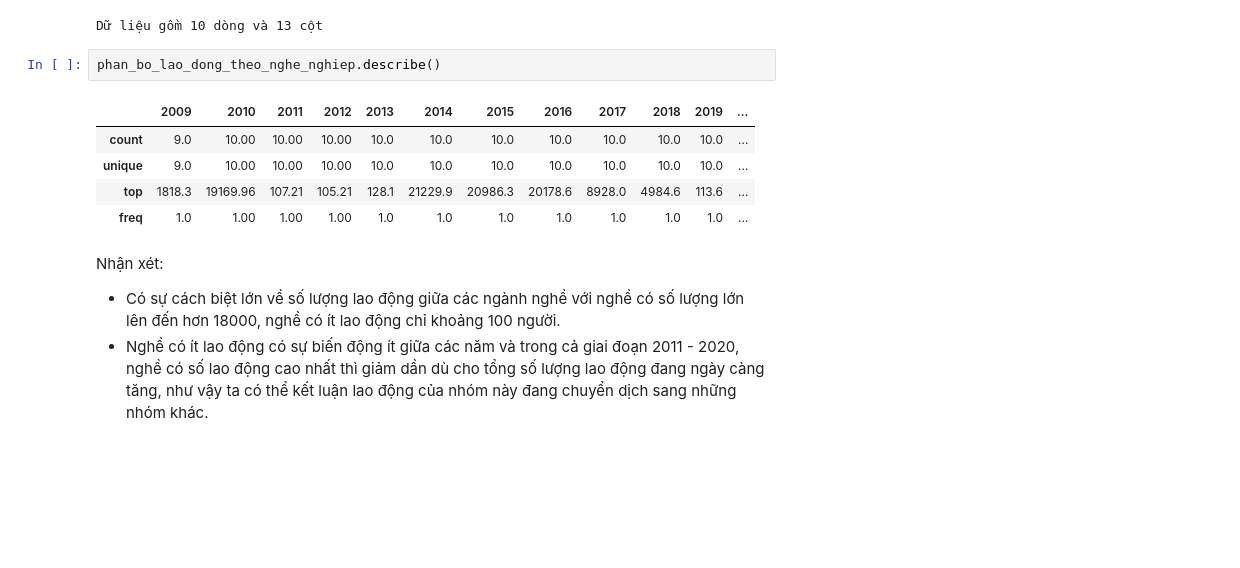
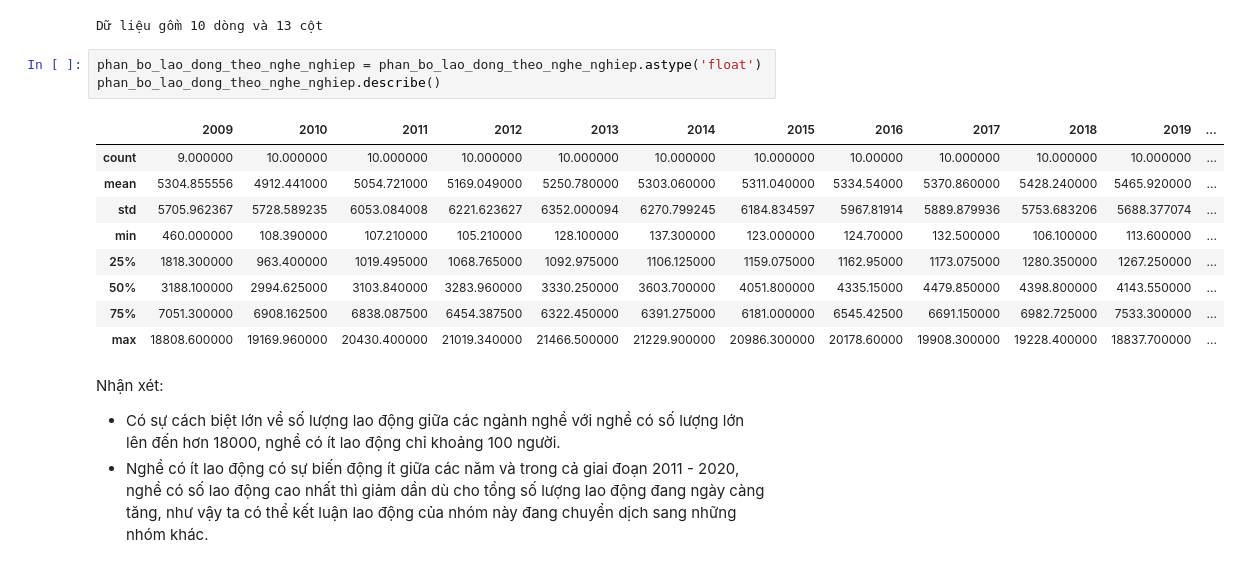
Before and after one commit to Tuyet3005/DoAnCK_P4DS, a Jupyter notebook: Duong.ipynb, the cells around one changed output. Saved outputs shown, nothing was run; the diff lists cells and outputs as text; blank space fills up the shorter version.

```diff
--- a/Duong.ipynb
+++ b/Duong.ipynb
@@ -160,13 +160,18 @@ print("Dữ liệu gồm", shape[0], "dòng và", shape[1], "cột")
 # %% [output]
 Dữ liệu gồm 10 dòng và 13 cột
 # %%
+phan_bo_lao_dong_theo_nghe_nghiep = phan_bo_lao_dong_theo_nghe_nghiep.astype('float')
 phan_bo_lao_dong_theo_nghe_nghiep.describe()
 # %% [output]
 |  | 2009 | 2010 | 2011 | 2012 | 2013 | 2014 | 2015 | 2016 | 2017 | 2018 | 2019 | ... |
-| count | 9.0 | 10.00 | 10.00 | 10.00 | 10.0 | 10.0 | 10.0 | 10.0 | 10.0 | 10.0 | 10.0 | ... |
-| unique | 9.0 | 10.00 | 10.00 | 10.00 | 10.0 | 10.0 | 10.0 | 10.0 | 10.0 | 10.0 | 10.0 | ... |
-| top | 1818.3 | 19169.96 | 107.21 | 105.21 | 128.1 | 21229.9 | 20986.3 | 20178.6 | 8928.0 | 4984.6 | 113.6 | ... |
-| freq | 1.0 | 1.00 | 1.00 | 1.00 | 1.0 | 1.0 | 1.0 | 1.0 | 1.0 | 1.0 | 1.0 | ... |
+| count | 9.000000 | 10.000000 | 10.000000 | 10.000000 | 10.000000 | 10.000000 | 10.000000 | 10.00000 | 10.000000 | 10.000000 | 10.000000 | ... |
+| mean | 5304.855556 | 4912.441000 | 5054.721000 | 5169.049000 | 5250.780000 | 5303.060000 | 5311.040000 | 5334.54000 | 5370.860000 | 5428.240000 | 5465.920000 | ... |
+| std | 5705.962367 | 5728.589235 | 6053.084008 | 6221.623627 | 6352.000094 | 6270.799245 | 6184.834597 | 5967.81914 | 5889.879936 | 5753.683206 | 5688.377074 | ... |
+| min | 460.000000 | 108.390000 | 107.210000 | 105.210000 | 128.100000 | 137.300000 | 123.000000 | 124.70000 | 132.500000 | 106.100000 | 113.600000 | ... |
+| 25% | 1818.300000 | 963.400000 | 1019.495000 | 1068.765000 | 1092.975000 | 1106.125000 | 1159.075000 | 1162.95000 | 1173.075000 | 1280.350000 | 1267.250000 | ... |
+| 50% | 3188.100000 | 2994.625000 | 3103.840000 | 3283.960000 | 3330.250000 | 3603.700000 | 4051.800000 | 4335.15000 | 4479.850000 | 4398.800000 | 4143.550000 | ... |
+| 75% | 7051.300000 | 6908.162500 | 6838.087500 | 6454.387500 | 6322.450000 | 6391.275000 | 6181.000000 | 6545.42500 | 6691.150000 | 6982.725000 | 7533.300000 | ... |
+| max | 18808.600000 | 19169.960000 | 20430.400000 | 21019.340000 | 21466.500000 | 21229.900000 | 20986.300000 | 20178.60000 | 19908.300000 | 19228.400000 | 18837.700000 | ... |
 # %% [markdown]
 Nhận xét:
 - Có sự cách biệt lớn về số lượng lao động giữa các ngành nghề với nghề có số lượng lớn lên đến hơn 18000, nghề có ít lao động chỉ khoảng 100 người.
```
